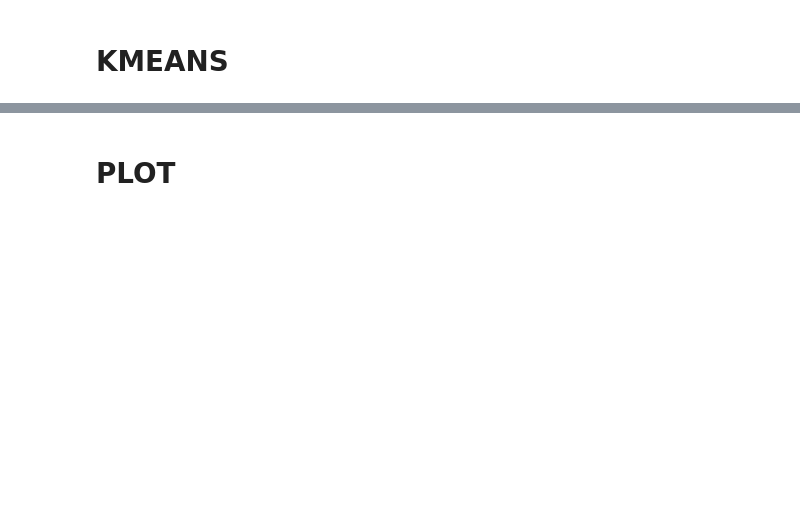
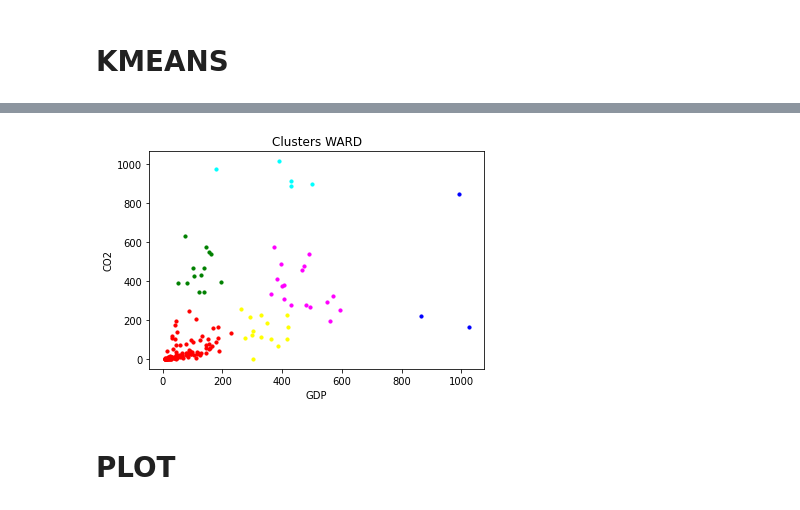
Before and after one commit to DaniMe98/Ward-on-annual-CO2-GDP, a Jupyter notebook: data_clustering.ipynb, the cells around one changed output, grey strips where cells are left out. Cells and saved outputs as stored; diff of their text form; code cells hidden in the pictures; blank space fills up the shorter version.

```diff
--- a/data_clustering.ipynb
+++ b/data_clustering.ipynb
@@ -128,3 +374,17 @@ df_2010.head(15)
+# %%
+plt.scatter(X[y_hc==0, 1], X[y_hc==0, 0], s=10, c='red', label ='Cluster 1')
+plt.scatter(X[y_hc==1, 1], X[y_hc==1, 0], s=10, c='blue', label ='Cluster 2')
+plt.scatter(X[y_hc==2, 1], X[y_hc==2, 0], s=10, c='green', label ='Cluster 3')
+plt.scatter(X[y_hc==3, 1], X[y_hc==3, 0], s=10, c='cyan', label ='Cluster 4')
+plt.scatter(X[y_hc==4, 1], X[y_hc==4, 0], s=10, c='magenta', label ='Cluster 5')
+plt.scatter(X[y_hc==5, 1], X[y_hc==5, 0], s=10, c='yellow', label ='Cluster 6')
+
+plt.title('Clusters WARD')
+plt.xlabel('GDP')
+plt.ylabel('CO2')
+plt.show()
+# %% [output]
+[figure, added]
 # %% [markdown]
 # PLOT
 # %%
```
Also changed, not shown: parts of 33 cells of this notebook, 1 other file.
